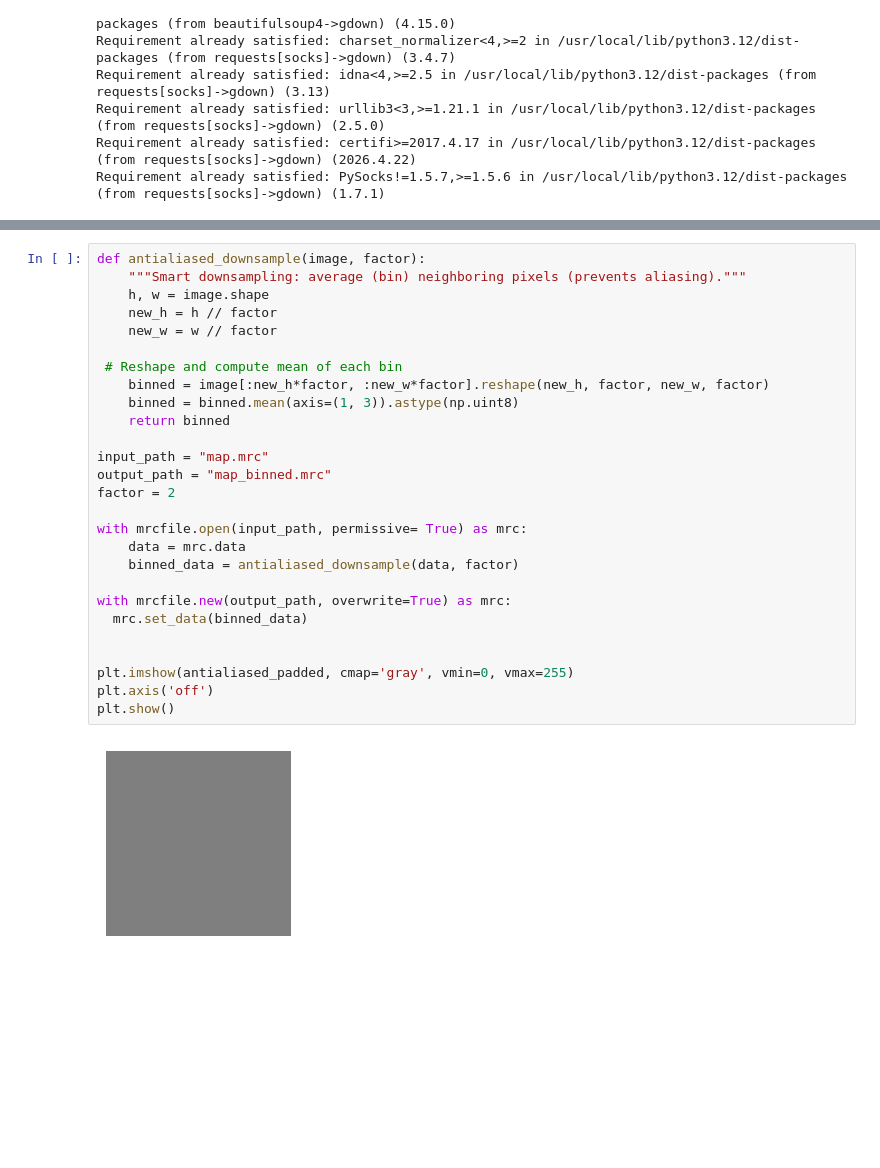
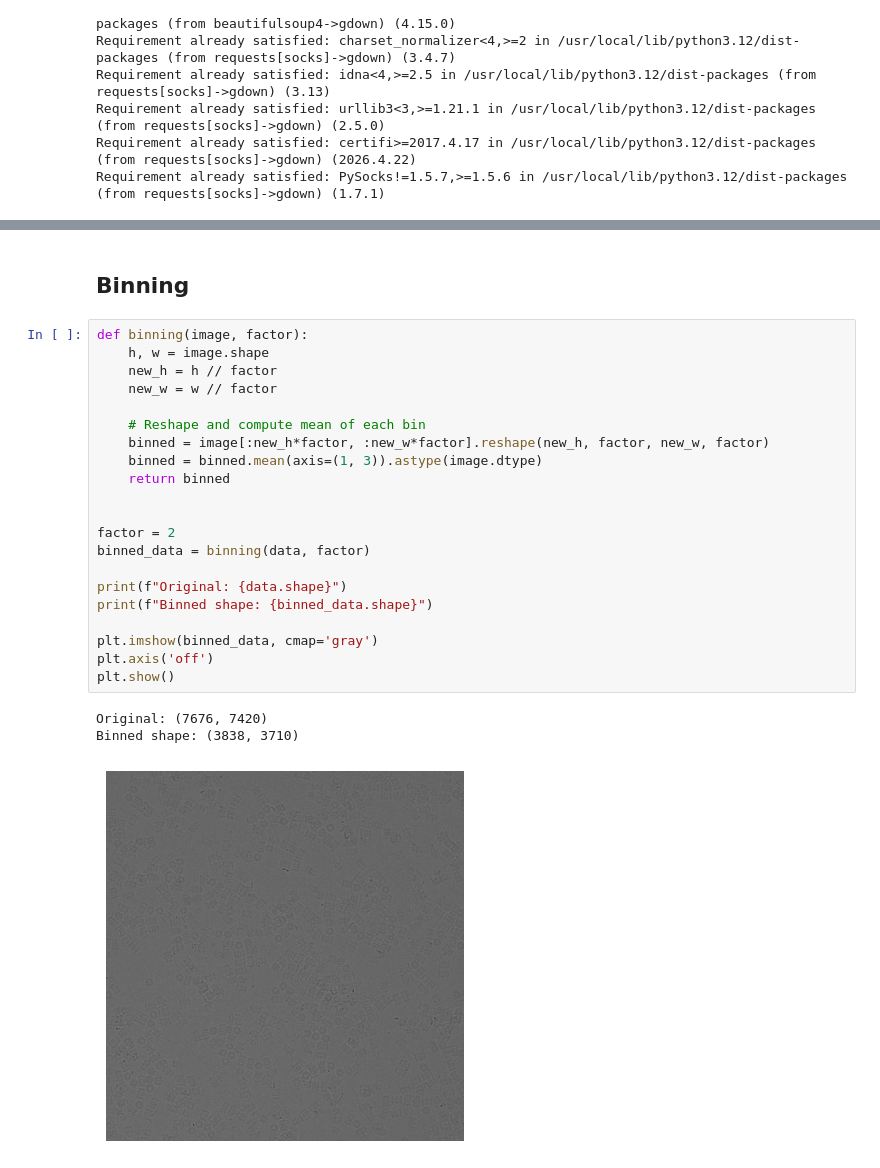
Before and after one commit to saran-944/Projet_GPI_SD, a Jupyter notebook: Projet_GPI.ipynb, the cells around one changed output, grey strips where cells are left out. Drawn from its saved outputs; the diff is of its cells as text.

```diff
--- a/Projet_GPI.ipynb
+++ b/Projet_GPI.ipynb
@@ -193,32 +197,30 @@ Min/Max: -3.31172 41.723225
 
 Detected: single 2D image
 [figure]
+# %% [markdown]
+## Binning
 # %%
-def antialiased_downsample(image, factor):
-    """Smart downsampling: average (bin) neighboring pixels (prevents aliasing)."""
+def binning(image, factor):
     h, w = image.shape
     new_h = h // factor
     new_w = w // factor
 
- # Reshape and compute mean of each bin
+    # Reshape and compute mean of each bin
     binned = image[:new_h*factor, :new_w*factor].reshape(new_h, factor, new_w, factor)
-    binned = binned.mean(axis=(1, 3)).astype(np.uint8)
+    binned = binned.mean(axis=(1, 3)).astype(image.dtype)
     return binned
 
-input_path = "map.mrc"
-output_path = "map_binned.mrc"
+
 factor = 2
+binned_data = binning(data, factor)
 
-with mrcfile.open(input_path, permissive= True) as mrc:
-    data = mrc.data
-    binned_data = antialiased_downsample(data, factor)
+print(f"Original: {data.shape}")
+print(f"Binned shape: {binned_data.shape}")
 
-with mrcfile.new(output_path, overwrite=True) as mrc:
-  mrc.set_data(binned_data)
-
-
-plt.imshow(antialiased_padded, cmap='gray', vmin=0, vmax=255)
+plt.imshow(binned_data, cmap='gray')
 plt.axis('off')
 plt.show()
 # %% [output]
+Original: (7676, 7420)
+Binned shape: (3838, 3710)
-[figure, old version]
+[figure, new version]
```
Also changed, not shown: parts of 17 cells of this notebook.
